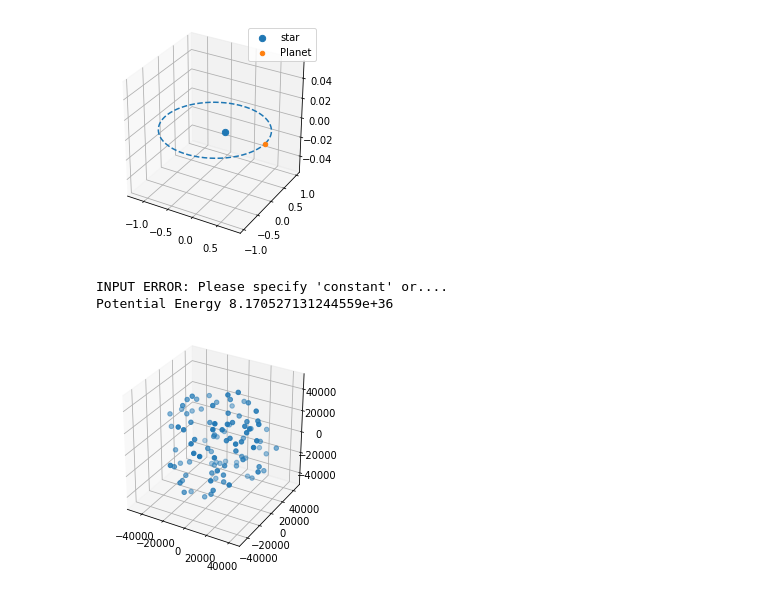
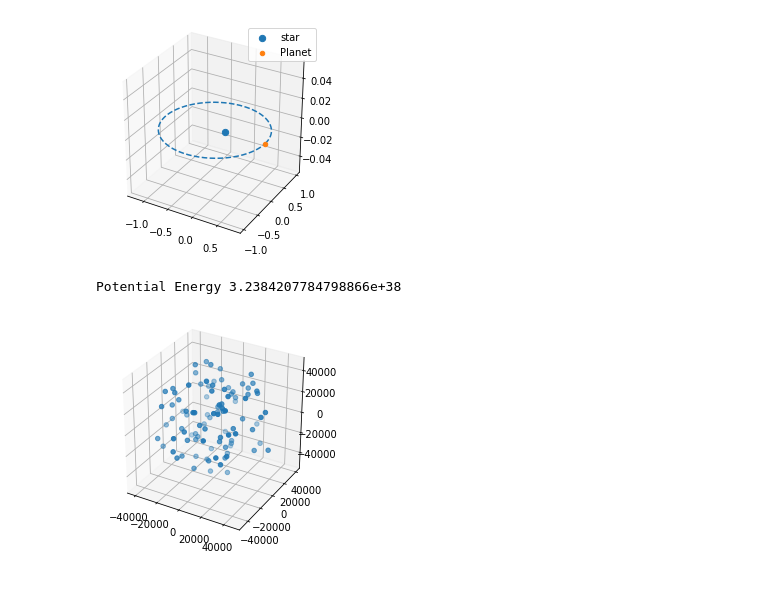
Before and after one commit to RhysAlfShaw/MSc_Project_Code, a Jupyter notebook: clustersimply_test.ipynb, the cells around one changed output. Cells and saved outputs as stored; diff of their text form; code cells hidden in the pictures.

```diff
--- a/clustersimply_test.ipynb
+++ b/clustersimply_test.ipynb
@@ -15,15 +16,14 @@ Meas.graph('3D',a,e)
 # %%
 N = 100              #(number of stars)
 Rmax = 50000
 q = 0.5
 x = [Rmax,N,q]
 R = cs.gen_cluster(x)
 R.Gen_positions('Uniform')
-R.Gen_mass('constant')
+R.Gen_mass('KROUPA')
 R.Gen_velocities()
 R.graph()
 # %% [output]
-INPUT ERROR: Please specify 'constant' or....
-Potential Energy 8.170527131244559e+36
+Potential Energy 3.2384207784798866e+38
-[figure, old version]
+[figure, new version]
 # %%
```
Also changed, not shown: parts of 6 cells of this notebook, 4 other files.
